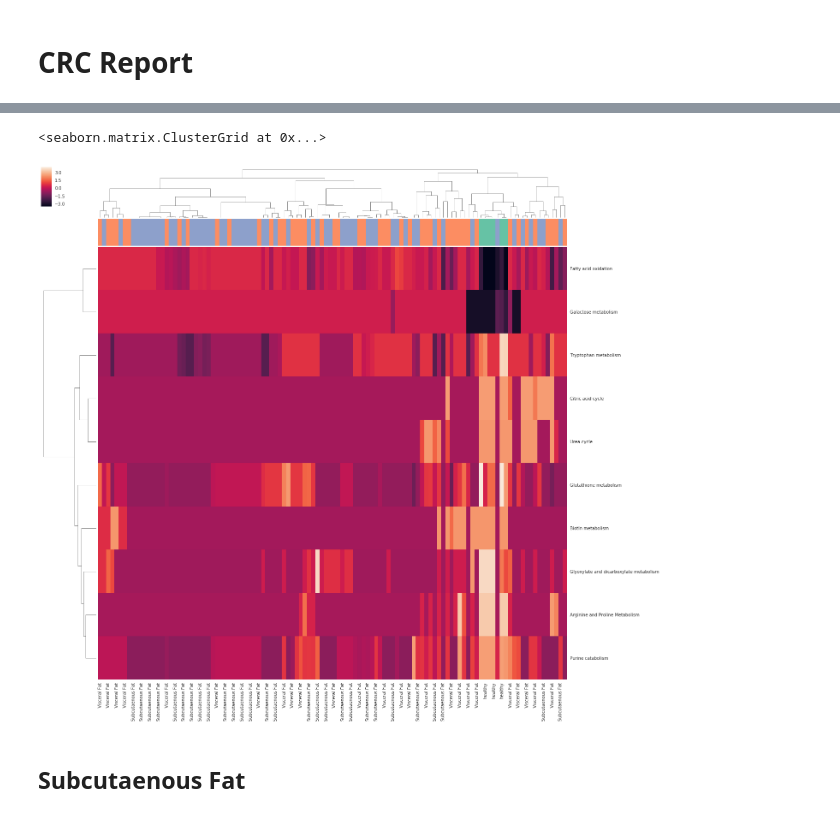
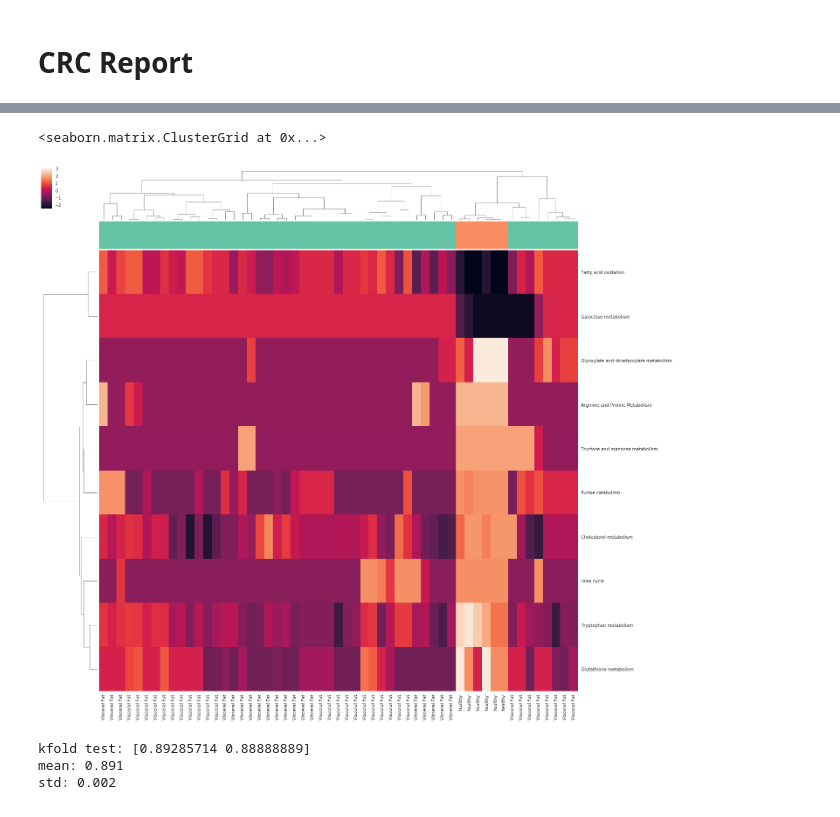
Before and after one commit to itu-bioinformatics-database-lab/metabolitics-case-studies, a Jupyter notebook: metabolite/crc_report.ipynb, the cells around one changed output, grey strips where cells are left out. Drawn from its saved outputs; the diff is of its cells as text; code cells hidden in the pictures.

```diff
--- a/metabolite/crc_report.ipynb
+++ b/metabolite/crc_report.ipynb
@@ -11,11 +13,15 @@ pd.set_option('display.float_format', '{:.2g}'.format)
 from sklearn_utils.utils import SkUtilsIO, filter_by_label
 
 X, y = SkUtilsIO('../datasets/CRC_analysis_with_std.json', gz=True).from_json()
+X_visceral, y_visceral = filter_by_label(X, y, 'Subcutaenous Fat', reverse=True)
 # %%
 from metabolitics.preprocessing import MetaboliticsPipeline
 
-pre = MetaboliticsPipeline(['reaction-diff', 'pathway-transformer', 'transport-pathway-elimination'])
-X_pathways = pre.fit_transform(X, y)
+pre = MetaboliticsPipeline([
+    'reaction-diff',
+    'feature-selection',
+    'pathway-transformer',
+    'transport-pathway-elimination'
+])
 
-pre = MetaboliticsPipeline(['reaction-diff', 'feature-selection', 'pathway-transformer', 'transport-pathway-elimination'])
-X_fs_pathways = pre.fit_transform(X, y)
+X_visceral_pathways = pre.fit_transform(X_visceral, y_visceral)
@@ -68,12 +58,12 @@ df_selected_pathways
 # %%
 %matplotlib inline
 
 from sklearn_utils.visualization import plot_heatmap
 
-plot_heatmap(X_fs_pathways, y)
+plot_heatmap(X_visceral_pathways, y_visceral)
 # %% [output]
 <seaborn.matrix.ClusterGrid at 0x...>
-[figure, old version]
+[figure, new version]
 # %%
 from sklearn.pipeline import Pipeline
 from sklearn.decomposition import PCA
@@ -87,13 +77,18 @@ pipe = Pipeline([
             ('clf', LogisticRegression(C=0.3e-6, random_state=43))
         ])
 # %%
-from sklearn.model_selection import cross_val_score, StratifiedKFold, GroupKFold
+from sklearn.model_selection import cross_val_score, StratifiedKFold
 
-kf = StratifiedKFold(n_splits=5, random_state=43)
+kf = StratifiedKFold(n_splits=2, random_state=43)
 
-scores = cross_val_score(pipe, X, y, cv=kf, n_jobs=-1, scoring='f1_micro')
+pipe.named_steps['clf'].set_params(C=0.3e-6, penalty='l1')
+
+scores = cross_val_score(pipe, X_visceral, y_visceral, cv=kf, scoring='f1_micro')
+
 print('kfold test: %s' % scores)
 print('mean: %s' % scores.mean().round(3))
 print('std: %s' % scores.std().round(3))
+# %% [output]
+kfold test: [0.89285714 0.88888889]
+mean: 0.891
+std: 0.002
-# %% [markdown]
-## Subcutaenous Fat
```
Also changed, not shown: parts of 21 cells of this notebook, 1 other file.
